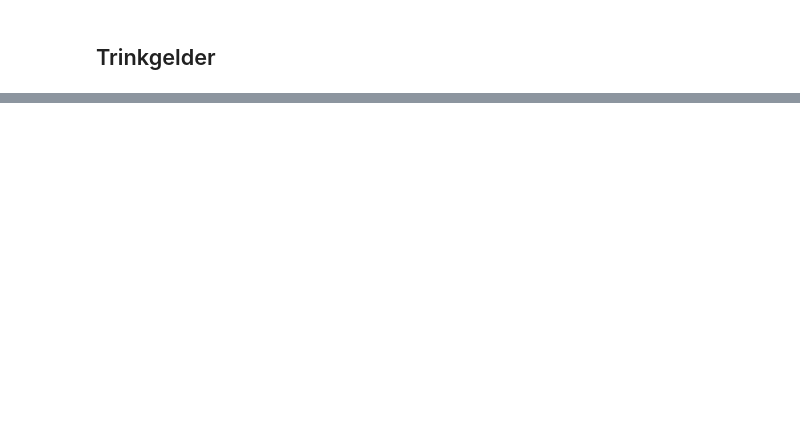
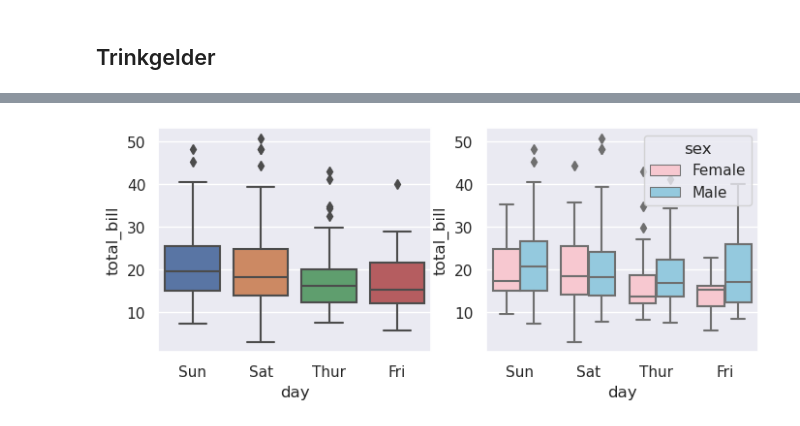
Before and after one commit to GhoulezRulez/PythonDataScienceExercise, a Jupyter notebook: Übung 6/visualization_exercises_empty.ipynb, the cells around one changed output, grey strips where cells are left out. Saved outputs shown, nothing was run; the diff lists cells and outputs as text; code cells hidden in the pictures; blank space fills up the shorter version.

```diff
--- a/Übung 6/visualization_exercises_empty.ipynb
+++ b/Übung 6/visualization_exercises_empty.ipynb
@@ -39,0 +91,10 @@ tips       = pd.read_csv("tips.csv")
+# %%
+pd.Categorical(tips["day"], ordered = True, categories=["Thur", "Fri", "Sat", "Sun"])
+
+fig, axs =plt.subplots(1,2, figsize=(8,3))
+sns.boxplot(data=tips, x = "day", y = "total_bill", ax = axs[0])
+sns.boxplot(data=tips, x = "day", y = "total_bill", ax = axs[1], hue ="sex", palette = dict(Female ="pink", Male = "skyblue"))
+fig.savefig("bild.png")
+plt.show()
+# %% [output]
+[figure, added]
```
Also changed, not shown: parts of 13 cells of this notebook, 5 other files.
